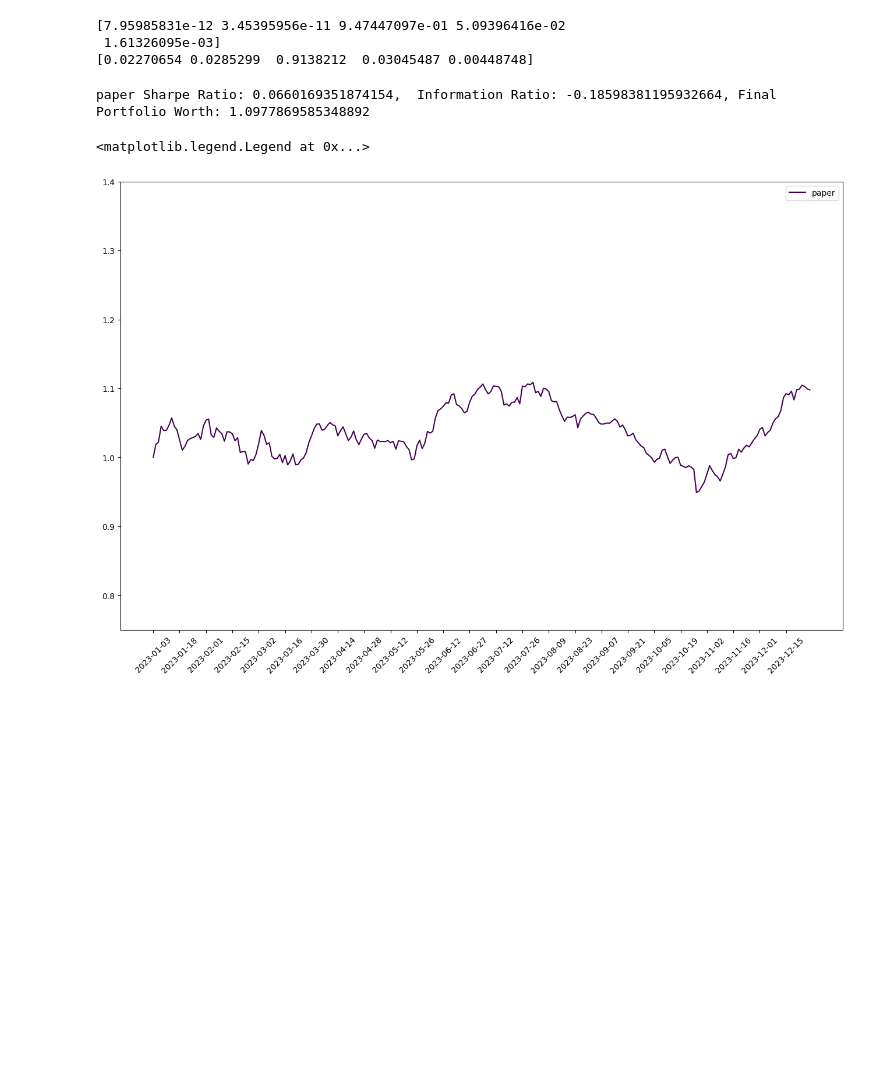
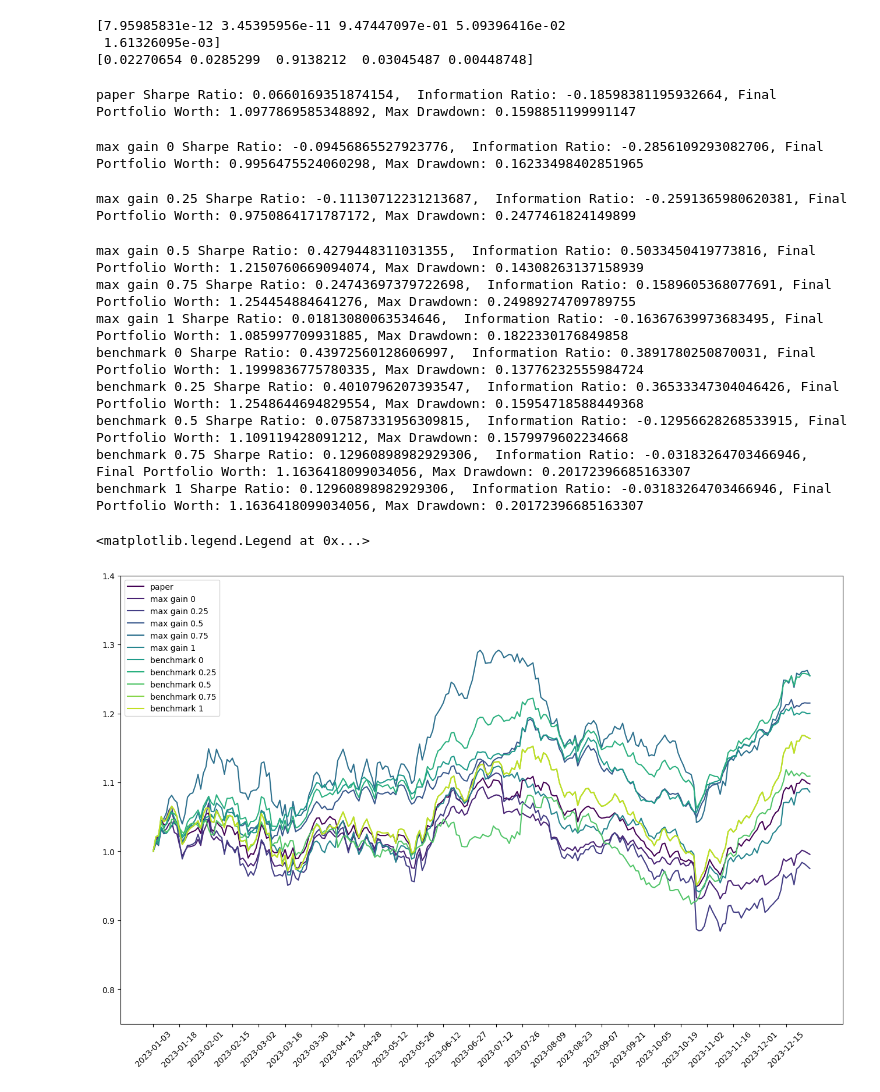
Before and after one commit to sohamviradiya/satan, a Jupyter notebook: evaluate.ipynb, the cells around one changed output. Cells and saved outputs as stored; diff of their text form; code cells hidden in the pictures; blank space fills up the shorter version.

Commit message:
update results file to include Max Drawdown metrics and add .vscode to .gitignore

```diff
--- a/evaluate.ipynb
+++ b/evaluate.ipynb
@@ -16,6 +16,7 @@ eval_env,eval_dates,eval_benchmark,prices = create_env_benchmark(tickers,'2023-0
  1.61326095e-03]
 [0.02270654 0.0285299  0.9138212  0.03045487 0.00448748]
 # %%
+
 import matplotlib.pyplot as plt
 import numpy as np
 
@@ -25,16 +26,21 @@ def evaluate_model(model,env):
     portfolio_worths = []
     obs = env.reset()
     portfolio_worths.append(1.0)
+    drawdowns = []
+    max_worth = 1.0
     while not done:
         action, _states = model.predict(obs, deterministic=True)
         obs, reward, done,info = env.step(action)
         portfolio_worths.append(info[0]['porfolio_worth'])
+        max_worth = max(max_worth,info[0]['porfolio_worth'])
+        drawdown = (max_worth - info[0]['porfolio_worth'])
+        drawdowns.append(drawdown)
         rewards.append(reward)
-    return np.array(rewards),np.array(portfolio_worths)
+    return np.array(rewards),np.array(portfolio_worths),np.array(drawdowns)
 
 
 def extract_portfolio(eval_env, eval_benchmark, model):
-    rewards,portfolio_worths = evaluate_model(model,eval_env)
+    rewards,portfolio_worths,drawdowns = evaluate_model(model,eval_env)
     monthly_portfolio_worths = portfolio_worths[::25]
     monthly_portfolio_returns = np.diff(monthly_portfolio_worths)/monthly_portfolio_worths[:-1]
     sharpe_ratio = np.mean(monthly_portfolio_returns)/np.std(monthly_portfolio_returns)
@@ -43,39 +49,60 @@ def extract_portfolio(eval_env, eval_benchmark, model):
     monthly_benchmark_returns = np.diff(monthly_benchmark_worths)/monthly_benchmark_worths[:-1]
     excess_returns = monthly_portfolio_returns - monthly_benchmark_returns
     information_ratio = np.mean(excess_returns)/np.std(excess_returns)
+    max_drawdown = np.max(drawdowns)
 
-    return portfolio_worths,sharpe_ratio,information_ratio
+    return portfolio_worths,sharpe_ratio,information_ratio,max_drawdown
 # %%
 
 from stable_baselines3 import SAC
 models = {
     'paper': 'paper',
+    'max gain 0': 'SAC_max_gain_risk_0_inv_1_rew_15',
+    'max gain 0.25': 'SAC_max_gain_risk_0.25_inv_1_rew_15',
+    'max gain 0.5': 'SAC_max_gain_risk_0.5_inv_1_rew_15',
+    'max gain 0.75': 'SAC_max_gain_risk_0.75_inv_1_rew_15',
+    'max gain 1': 'SAC_max_gain_risk_1_inv_1_rew_15',
+    'benchmark 0': 'SAC_benchmark_risk_0_inv_1_rew_15',
+    'benchmark 0.25': 'SAC_benchmark_risk_0.25_inv_1_rew_15',
+    'benchmark 0.5': 'SAC_benchmark_risk_0.5_inv_1_rew_15',
+    'benchmark 0.75': 'SAC_benchmark_risk_0.75_inv_1_rew_15',
+    'benchmark 1': 'SAC_benchmark_risk_1_inv_1_rew_15',
 }
 
 plt.figure(figsize=(16,10))
 i = 0
 
 
 for model_name,model_path in models.items():
     model = SAC.load(f'./models/{model_path}.zip')
 
-    portfolio_worths,sharpe_ratio,information_ratio = extract_portfolio(eval_env, eval_benchmark, model)
-    print(f'{model_name} Sharpe Ratio: {sharpe_ratio},  Information Ratio: {information_ratio}, Final Portfolio Worth: {portfolio_worths[-1]}')
+    portfolio_worths,sharpe_ratio,information_ratio,max_drawdown = extract_portfolio(eval_env, eval_benchmark, model)
+    print(f'{model_name} Sharpe Ratio: {sharpe_ratio},  Information Ratio: {information_ratio}, Final Portfolio Worth: {portfolio_worths[-1]}, Max Drawdown: {max_drawdown}')
 
     plt.plot(eval_dates,portfolio_worths, linestyle='-',label=f'{model_name}', color = plt.cm.viridis(i/len(models)))
     i += 1
 
 eval_benchmark_relative = eval_benchmark/eval_benchmark[0]
 
 # plt.plot(eval_dates,eval_benchmark_relative, linestyle='-',label='benchmark', color = 'black')
 
 plt.xticks(eval_dates[::(len(eval_dates)//25)],rotation=45)
 plt.ylim(0.75,1.4)
 plt.legend()
 # %% [output]
-paper Sharpe Ratio: 0.0660169351874154,  Information Ratio: -0.18598381195932664, Final Portfolio Worth: 1.0977869585348892
+paper Sharpe Ratio: 0.0660169351874154,  Information Ratio: -0.18598381195932664, Final Portfolio Worth: 1.0977869585348892, Max Drawdown: 0.1598851199991147
-<matplotlib.legend.Legend at 0x...>
+max gain 0 Sharpe Ratio: -0.09456865527923776,  Information Ratio: -0.2856109293082706, Final Portfolio Worth: 0.9956475524060298, Max Drawdown: 0.16233498402851965
+max gain 0.25 Sharpe Ratio: -0.11130712231213687,  Information Ratio: -0.2591365980620381, Final Portfolio Worth: 0.9750864171787172, Max Drawdown: 0.2477461824149899
+max gain 0.5 Sharpe Ratio: 0.4279448311031355,  Information Ratio: 0.5033450419773816, Final Portfolio Worth: 1.2150760669094074, Max Drawdown: 0.14308263137158939
+max gain 0.75 Sharpe Ratio: 0.24743697379722698,  Information Ratio: 0.1589605368077691, Final Portfolio Worth: 1.254454884641276, Max Drawdown: 0.24989274709789755
+max gain 1 Sharpe Ratio: 0.01813080063534646,  Information Ratio: -0.16367639973683495, Final Portfolio Worth: 1.085997709931885, Max Drawdown: 0.1822330176849858
+benchmark 0 Sharpe Ratio: 0.43972560128606997,  Information Ratio: 0.3891780250870031, Final Portfolio Worth: 1.1999836775780335, Max Drawdown: 0.13776232555984724
+benchmark 0.25 Sharpe Ratio: 0.4010796207393547,  Information Ratio: 0.36533347304046426, Final Portfolio Worth: 1.2548644694829554, Max Drawdown: 0.15954718588449368
+benchmark 0.5 Sharpe Ratio: 0.07587331956309815,  Information Ratio: -0.12956628268533915, Final Portfolio Worth: 1.109119428091212, Max Drawdown: 0.1579979602234668
+benchmark 0.75 Sharpe Ratio: 0.12960898982929306,  Information Ratio: -0.03183264703466946, Final Portfolio Worth: 1.1636418099034056, Max Drawdown: 0.20172396685163307
+benchmark 1 Sharpe Ratio: 0.12960898982929306,  Information Ratio: -0.03183264703466946, Final Portfolio Worth: 1.1636418099034056, Max Drawdown: 0.20172396685163307
+<matplotlib.legend.Legend at 0x...>
-[figure, old version]
+[figure, new version]
 # %%
 dsac_models = {
     'max gain 0': 'DSAC_max_gain_risk_0_inv_1_rew_15',
```
Also changed, not shown: parts of 1 cell of this notebook, 2 other files.
